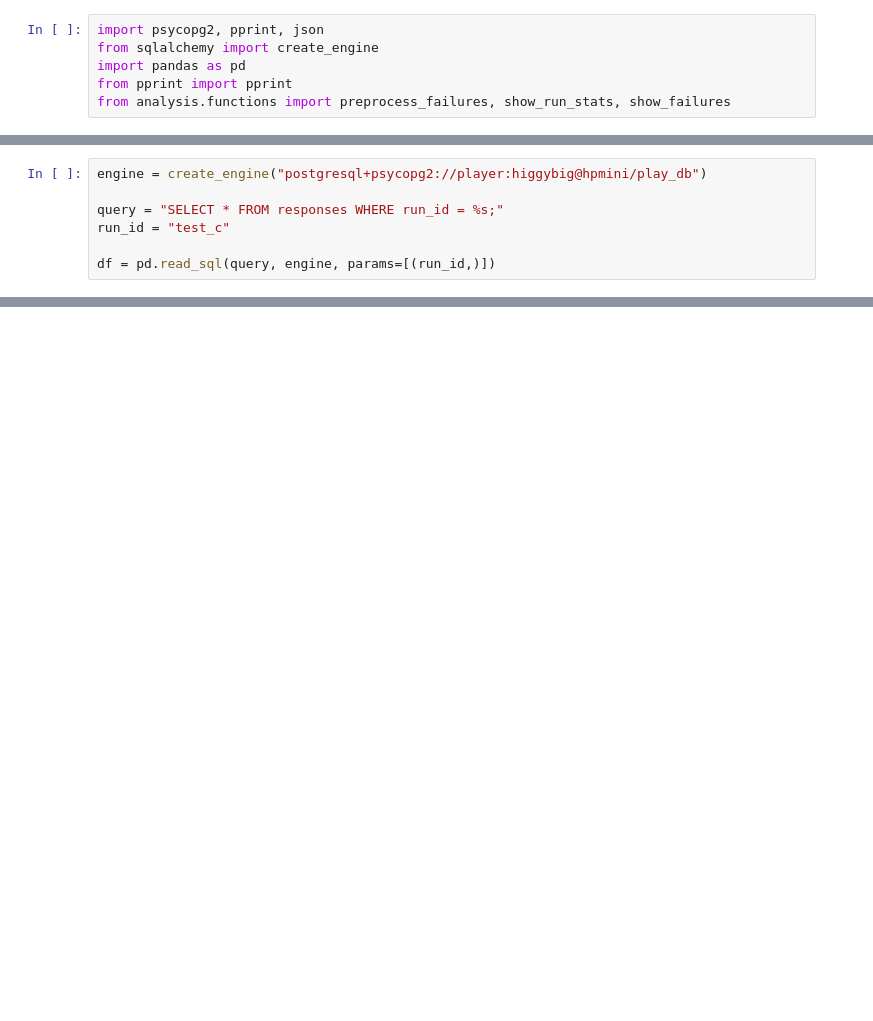
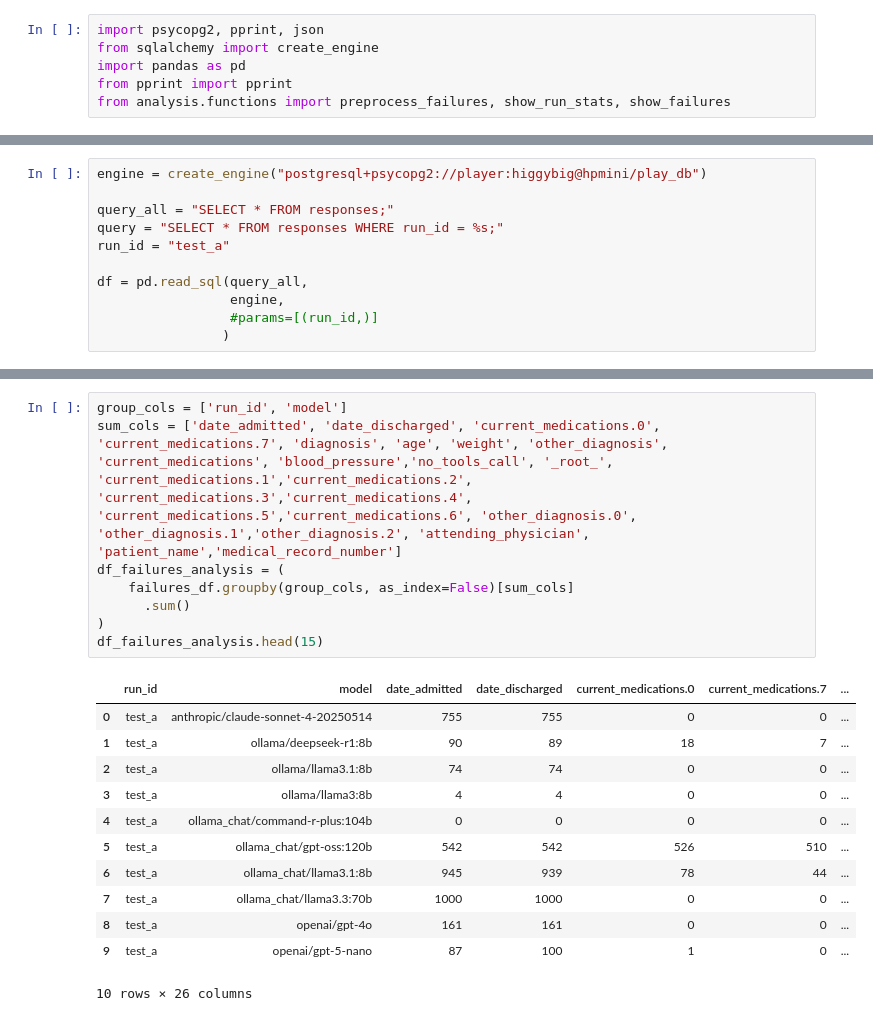
Before and after one commit to pjkrupa/capstone, a Jupyter notebook: OpenAI-response-research.ipynb, the cells around one changed output, grey strips where cells are left out. Drawn from its saved outputs; the diff is of its cells as text; blank space fills up the shorter version.

```diff
--- a/OpenAI-response-research.ipynb
+++ b/OpenAI-response-research.ipynb
@@ -25,7 +23,11 @@ There are 1000 rows in the test_a run.
 # %%
 engine = create_engine("postgresql+psycopg2://player:higgybig@hpmini/play_db")
 
+query_all = "SELECT * FROM responses;"
 query = "SELECT * FROM responses WHERE run_id = %s;"
-run_id = "test_c"
+run_id = "test_a"
 
-df = pd.read_sql(query, engine, params=[(run_id,)])
+df = pd.read_sql(query_all,
+                 engine,
+                 #params=[(run_id,)]
+                )
@@ -267,0 +136,21 @@ pprint(schema)
+# %%
+group_cols = ['run_id', 'model']
+sum_cols = ['date_admitted', 'date_discharged', 'current_medications.0', 'current_medications.7', 'diagnosis', 'age', 'weight', 'other_diagnosis', 'current_medications', 'blood_pressure','no_tools_call', '_root_', 'current_medications.1','current_medications.2', 'current_medications.3','current_medications.4', 'current_medications.5','current_medications.6', 'other_diagnosis.0', 'other_diagnosis.1','other_diagnosis.2', 'attending_physician', 'patient_name','medical_record_number']
+df_failures_analysis = (
+    failures_df.groupby(group_cols, as_index=False)[sum_cols]
+      .sum()
+)
+df_failures_analysis.head(15)
+# %% [output]
+|  | run_id | model | date_admitted | date_discharged | current_medications.0 | current_medications.7 | ... |
+| 0 | test_a | anthropic/claude-sonnet-4-20250514 | 755 | 755 | 0 | 0 | ... |
+| 1 | test_a | ollama/deepseek-r1:8b | 90 | 89 | 18 | 7 | ... |
+| 2 | test_a | ollama/llama3.1:8b | 74 | 74 | 0 | 0 | ... |
+| 3 | test_a | ollama/llama3:8b | 4 | 4 | 0 | 0 | ... |
+| 4 | test_a | ollama_chat/command-r-plus:104b | 0 | 0 | 0 | 0 | ... |
+| 5 | test_a | ollama_chat/gpt-oss:120b | 542 | 542 | 526 | 510 | ... |
+| 6 | test_a | ollama_chat/llama3.1:8b | 945 | 939 | 78 | 44 | ... |
+| 7 | test_a | ollama_chat/llama3.3:70b | 1000 | 1000 | 0 | 0 | ... |
+| 8 | test_a | openai/gpt-4o | 161 | 161 | 0 | 0 | ... |
+| 9 | test_a | openai/gpt-5-nano | 87 | 100 | 1 | 0 | ... |
+10 rows × 26 columns
```
Also changed, not shown: parts of 53 cells of this notebook, 15 other files.
